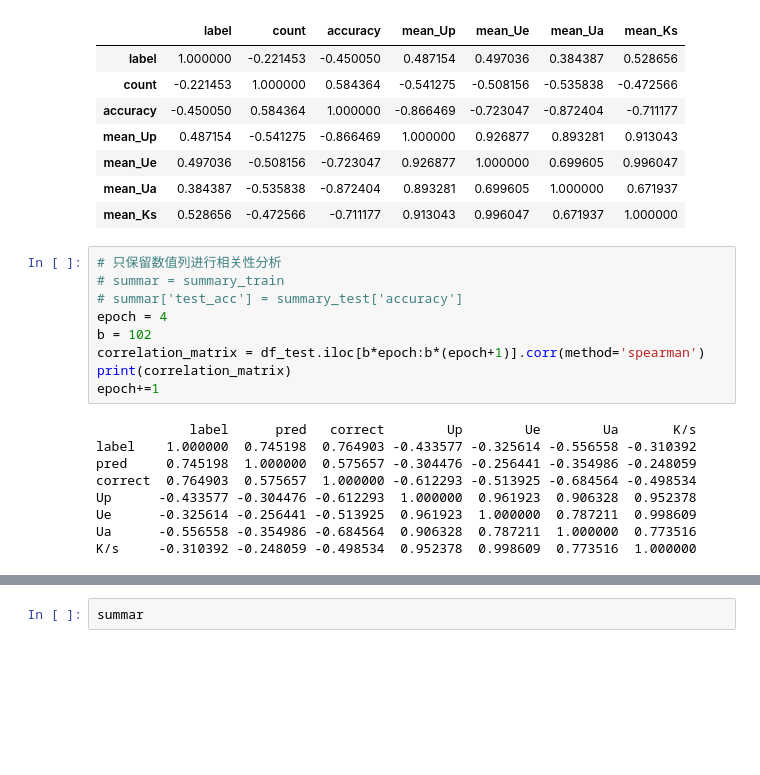
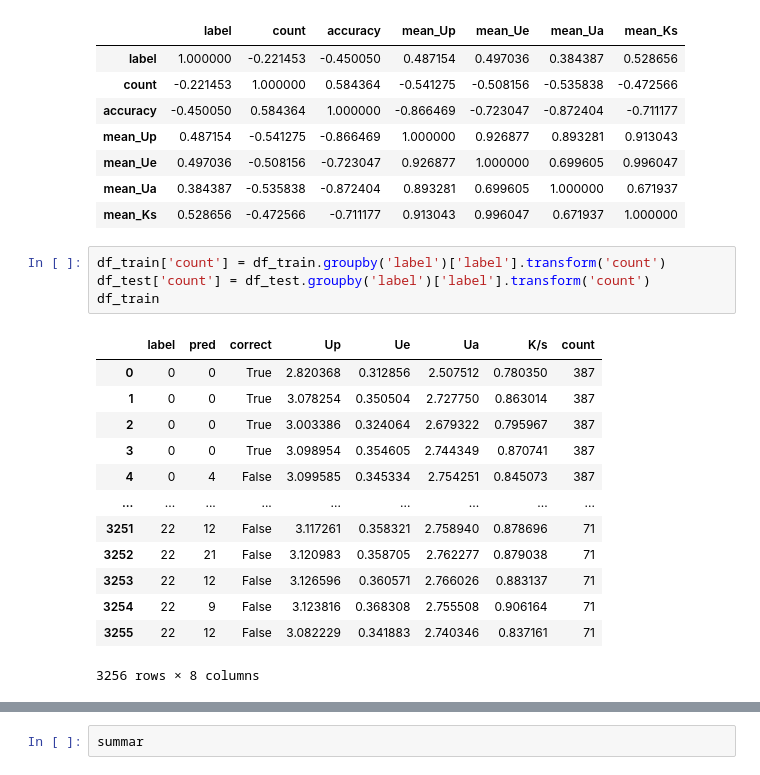
Before and after one commit to asker9527/LT-Uncertainty, a Jupyter notebook: dongtai.ipynb, the cells around one changed output, grey strips where cells are left out. Saved outputs shown, nothing was run; the diff lists cells and outputs as text; blank space fills up the shorter version.

```diff
--- a/dongtai.ipynb
+++ b/dongtai.ipynb
@@ -260,21 +486,21 @@ summary_train.corr(method='spearman')
 | mean_Ue | 0.497036 | -0.508156 | -0.723047 | 0.926877 | 1.000000 | 0.699605 | 0.996047 |
 | mean_Ua | 0.384387 | -0.535838 | -0.872404 | 0.893281 | 0.699605 | 1.000000 | 0.671937 |
 | mean_Ks | 0.528656 | -0.472566 | -0.711177 | 0.913043 | 0.996047 | 0.671937 | 1.000000 |
-# %%
-# 只保留数值列进行相关性分析
-# summar = summary_train
-# summar['test_acc'] = summary_test['accuracy']
-epoch = 4
-b = 102
-correlation_matrix = df_test.iloc[b*epoch:b*(epoch+1)].corr(method='spearman')
-print(correlation_matrix)
-epoch+=1
-# %% [output]
-            label      pred   correct        Up        Ue        Ua       K/s
-label    1.000000  0.745198  0.764903 -0.433577 -0.325614 -0.556558 -0.310392
-pred     0.745198  1.000000  0.575657 -0.304476 -0.256441 -0.354986 -0.248059
-correct  0.764903  0.575657  1.000000 -0.612293 -0.513925 -0.684564 -0.498534
-Up      -0.433577 -0.304476 -0.612293  1.000000  0.961923  0.906328  0.952378
-Ue      -0.325614 -0.256441 -0.513925  0.961923  1.000000  0.787211  0.998609
-Ua      -0.556558 -0.354986 -0.684564  0.906328  0.787211  1.000000  0.773516
-K/s     -0.310392 -0.248059 -0.498534  0.952378  0.998609  0.773516  1.000000
+# %%
+df_train['count'] = df_train.groupby('label')['label'].transform('count')
+df_test['count'] = df_test.groupby('label')['label'].transform('count')
+df_train
+# %% [output]
+|  | label | pred | correct | Up | Ue | Ua | K/s | count |
+| 0 | 0 | 0 | True | 2.820368 | 0.312856 | 2.507512 | 0.780350 | 387 |
+| 1 | 0 | 0 | True | 3.078254 | 0.350504 | 2.727750 | 0.863014 | 387 |
+| 2 | 0 | 0 | True | 3.003386 | 0.324064 | 2.679322 | 0.795967 | 387 |
+| 3 | 0 | 0 | True | 3.098954 | 0.354605 | 2.744349 | 0.870741 | 387 |
+| 4 | 0 | 4 | False | 3.099585 | 0.345334 | 2.754251 | 0.845073 | 387 |
+| ... | ... | ... | ... | ... | ... | ... | ... | ... |
+| 3251 | 22 | 12 | False | 3.117261 | 0.358321 | 2.758940 | 0.878696 | 71 |
+| 3252 | 22 | 21 | False | 3.120983 | 0.358705 | 2.762277 | 0.879038 | 71 |
+| 3253 | 22 | 12 | False | 3.126596 | 0.360571 | 2.766026 | 0.883137 | 71 |
+| 3254 | 22 | 9 | False | 3.123816 | 0.368308 | 2.755508 | 0.906164 | 71 |
+| 3255 | 22 | 12 | False | 3.082229 | 0.341883 | 2.740346 | 0.837161 | 71 |
+3256 rows × 8 columns
```
Also changed, not shown: parts of 11 cells of this notebook, 2 other files.
